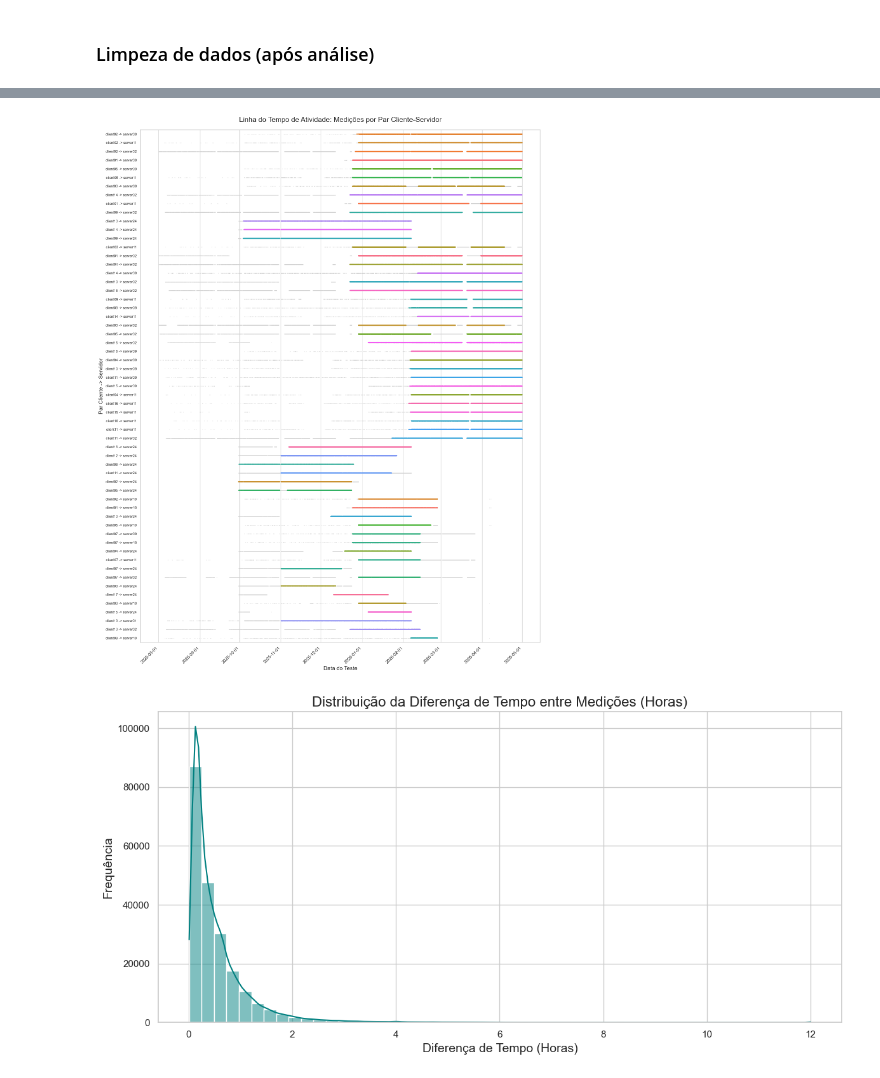
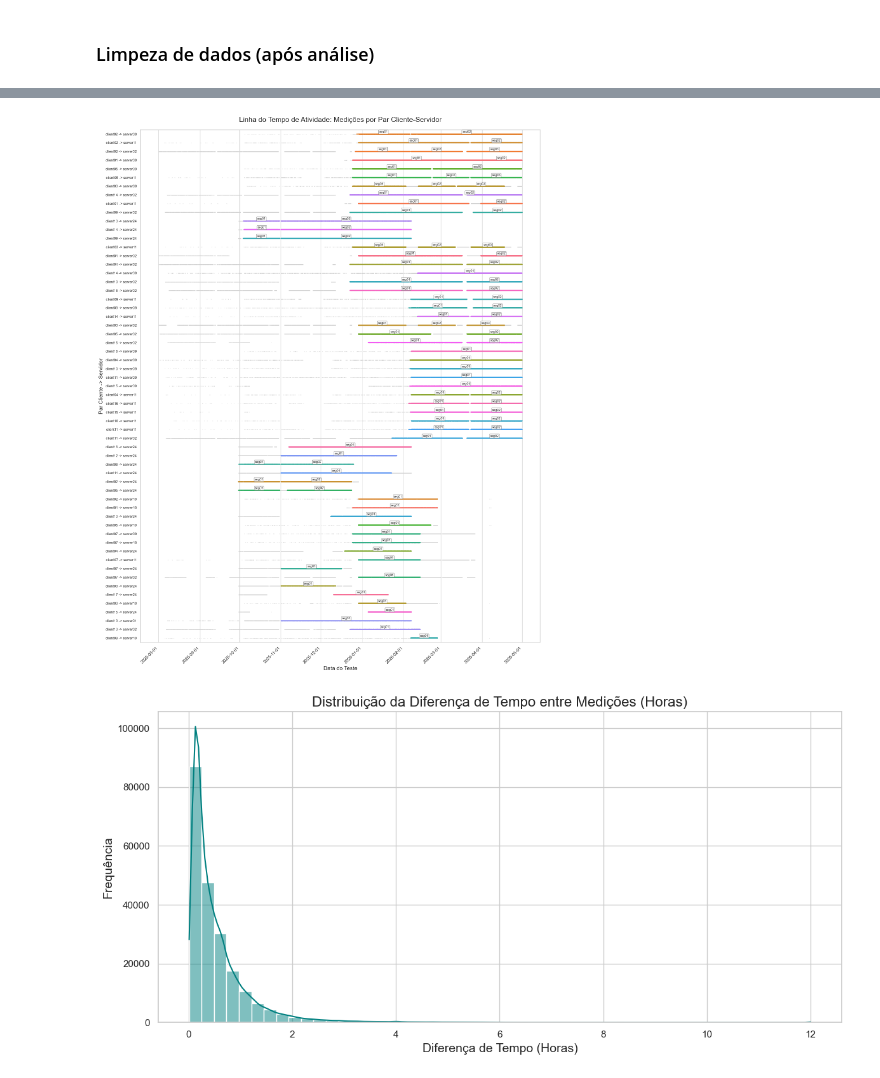
Before and after one commit to lhscaldas/Mestrado, a Jupyter notebook: ndt_analysis.ipynb, the cells around one changed output, grey strips where cells are left out. Saved outputs shown, nothing was run; the diff lists cells and outputs as text; code cells hidden in the pictures.

Commit message:
reset do numero dos seguimentos na limpeza de dados e plot dos seguimentos na EDA

```diff
--- a/ndt_analysis.ipynb
+++ b/ndt_analysis.ipynb
@@ -441,7 +440,8 @@ plt.show()
 df_clean = df[df['tipo'] == 'raspberry'].copy()
 
 # remover os valores nulos
-df_clean = df_clean.dropna()
+colunas_verificacao = [col for col in df_clean.columns if col != 'delta_tempo_horas']
+df_clean = df_clean.dropna(subset=colunas_verificacao)
 
 # remover os valores negativos
 for col in metricas:
@@ -453,7 +453,12 @@ seg_min = 1000
 condicao_quebra = df_clean['delta_tempo_horas'] > limite_horas
 df_clean['id_bloco'] = condicao_quebra.groupby(df_clean['client_server_pair']).cumsum()
 df_clean['tamanho_bloco'] = df_clean.groupby(['client_server_pair', 'id_bloco'])['id_bloco'].transform('count')
-df_clean = df_clean[df_clean['tamanho_bloco'] >= seg_min].copy()
+df_clean = df_clean[df_clean['tamanho_bloco'] >= seg_min]
+df_clean['id_bloco'] = df_clean.groupby('client_server_pair')['id_bloco'].rank(method='dense').astype(int)
+
+# remover pares clientes-servidores com timestamps duplicados
+duplicatas = df_clean.duplicated(subset=['client_server_pair', 'timestamp'], keep=False)
+df_clean = df_clean[~duplicatas]
 # %%
 # Contagens Gerais
 total_medicoes = len(df_clean)
@@ -519,7 +551,7 @@ Total de pares cliente-servidor distintos: 59
 ordem_pares = df_clean['client_server_pair'].value_counts().index
 
 sns.set_theme(style="whitegrid")
-plt.figure(figsize=(16, 20)) # Aumentei a altura para acomodar os pares
+plt.figure(figsize=(16, 20))
 
 # 2. Usando STRIPPLOT por Par
 sns.stripplot(
@@ -533,34 +565,63 @@ sns.stripplot(
     jitter=False,
     zorder=1
 )
 sns.stripplot(
     data=df_clean,
     x='timestamp',
     y='client_server_pair',
     hue='client_server_pair',
     palette="husl",
     size=3,
     alpha=0.8,
     legend=False,
     order=ordem_pares,
     jitter=False,
     zorder=2
 )
 
+# --- ADIÇÃO DAS CAIXAS DE TEXTO PARA OS SEGMENTOS ---
+
+# Mapeia cada par para sua posição numérica no eixo Y (0, 1, 2...) baseada na ordem do plot
+y_mapping = {par: i for i, par in enumerate(ordem_pares)}
+
+# Agrupa por par e por bloco
+for (par, bloco), group in df_clean.groupby(['client_server_pair', 'id_bloco']):
+
+    # Encontra o meio do segmento no eixo X (data/hora)
+    x_min = group['timestamp'].min()
+    x_max = group['timestamp'].max()
+    x_center = x_min + (x_max - x_min) / 2
+
+    # Pega a posição Y correspondente ao par
+    y_pos = y_mapping[par]
+
+    # Adiciona a caixa de texto
+    plt.text(
+        x=x_center,
+        y=y_pos - 0.25, # O -0.25 desloca a caixa um pouco para cima para não cobrir a linha
+        s=f"seg{int(bloco):02d}",
+        fontsize=8,
+        ha='center', # Centraliza o texto no eixo X
+        va='center', # Centraliza o texto no eixo Y
+        bbox=dict(boxstyle="round,pad=0.2", fc="white", ec="gray", alpha=0.8), # Cria a caixa visual
+        zorder=3
+    )
+# -----------------------------------------------------
+
 plt.title('Linha do Tempo de Atividade: Medições por Par Cliente-Servidor', fontsize=18, pad=20)
 plt.xlabel('Data do Teste', fontsize=14)
 plt.ylabel('Par Cliente -> Servidor', fontsize=14)
 
 # Formatação do eixo X (Tempo)
 plt.gca().xaxis.set_major_formatter(mdates.DateFormatter('%Y-%m-%d'))
 plt.gca().xaxis.set_major_locator(mdates.AutoDateLocator())
 plt.xticks(rotation=45, ha='right', fontsize=11)
 plt.yticks(fontsize=9) # Fonte menor para os nomes dos pares
 
 plt.tight_layout()
 plt.show()
 # %% [output]
-[figure, old version]
+[figure, new version]
 # %%
 df_hist = df_clean['delta_tempo_horas'].copy().dropna()
 
```
Also changed, not shown: parts of 3 cells of this notebook, 2 other files.
